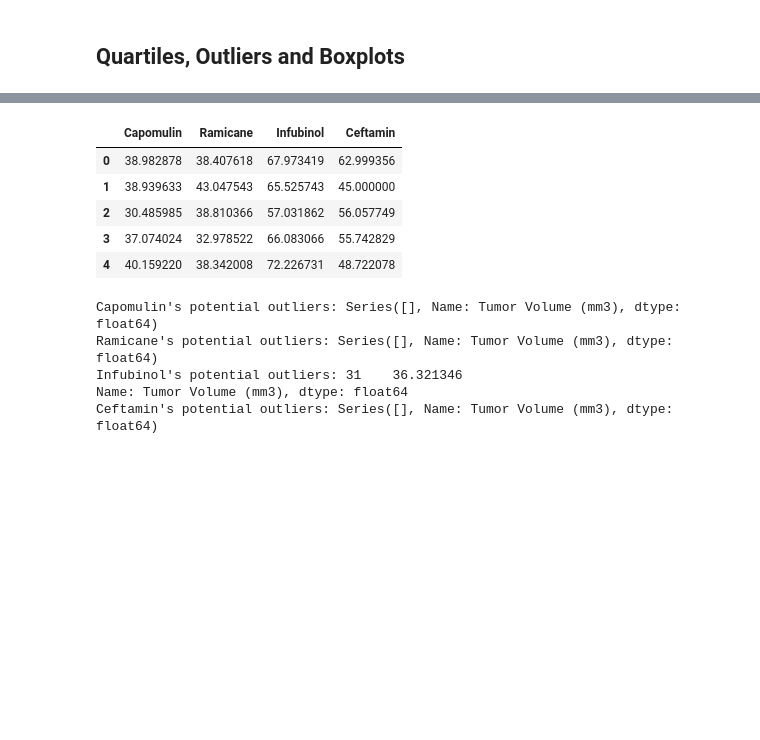
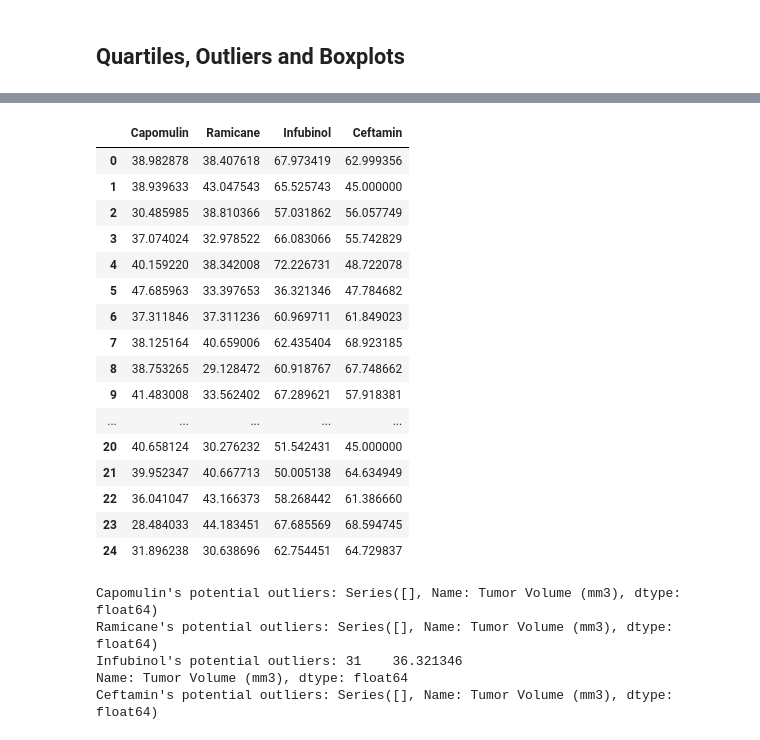
Before and after one commit to Asres-Dagnew/matplotlib-challenge, a Jupyter notebook: Pymaceuticals/pymaceuticals.ipynb, the cells around one changed output, grey strips where cells are left out. Saved outputs shown, nothing was run; the diff lists cells and outputs as text; code cells hidden in the pictures; blank space fills up the shorter version.

```diff
--- a/Pymaceuticals/pymaceuticals.ipynb
+++ b/Pymaceuticals/pymaceuticals.ipynb
@@ -200,34 +214,45 @@ treatment_list = ['Capomulin', 'Ramicane', 'Infubinol', 'Ceftamin']
 # Create empty list to fill with tumor vol data (for plotting)
 capomulin_data = []
 ramicane_data = []
 infubinol_data = []
 ceftamin_data = []
 
     # Locate the rows which contain mice on each drug and get the tumor volumes
 for index, row in greatest_tp_df.iterrows():
     if row['Drug Regimen'] == treatment_list[0]:
         capomulin_data.append(row['Tumor Volume (mm3)'])
     if row['Drug Regimen'] == treatment_list[1]:
         ramicane_data.append(row['Tumor Volume (mm3)'])
     if row['Drug Regimen']==treatment_list[2]:
         infubinol_data.append(row['Tumor Volume (mm3)'])
     if row['Drug Regimen'] == treatment_list[3]:
         ceftamin_data.append(row['Tumor Volume (mm3)'])
 
 #Add it to the new DataFrame
 treatments_df = pd.DataFrame({treatment_list[0]: capomulin_data,
                               treatment_list[1]:  ramicane_data,
                               treatment_list[2]: infubinol_data,
                               treatment_list[3]: ceftamin_data})
 
-treatments_df.head()
+treatments_df
 # %% [output]
 |  | Capomulin | Ramicane | Infubinol | Ceftamin |
 | 0 | 38.982878 | 38.407618 | 67.973419 | 62.999356 |
 | 1 | 38.939633 | 43.047543 | 65.525743 | 45.000000 |
 | 2 | 30.485985 | 38.810366 | 57.031862 | 56.057749 |
 | 3 | 37.074024 | 32.978522 | 66.083066 | 55.742829 |
 | 4 | 40.159220 | 38.342008 | 72.226731 | 48.722078 |
+| 5 | 47.685963 | 33.397653 | 36.321346 | 47.784682 |
+| 6 | 37.311846 | 37.311236 | 60.969711 | 61.849023 |
+| 7 | 38.125164 | 40.659006 | 62.435404 | 68.923185 |
+| 8 | 38.753265 | 29.128472 | 60.918767 | 67.748662 |
+| 9 | 41.483008 | 33.562402 | 67.289621 | 57.918381 |
+| ... | ... | ... | ... | ... |
+| 20 | 40.658124 | 30.276232 | 51.542431 | 45.000000 |
+| 21 | 39.952347 | 40.667713 | 50.005138 | 64.634949 |
+| 22 | 36.041047 | 43.166373 | 58.268442 | 61.386660 |
+| 23 | 28.484033 | 44.183451 | 67.685569 | 68.594745 |
+| 24 | 31.896238 | 30.638696 | 62.754451 | 64.729837 |
 # %%
 #Creat empty list to fill with tumor volume data(for plotting)
 tumor_volume_data = []
```
Also changed, not shown: parts of 3 cells of this notebook.
